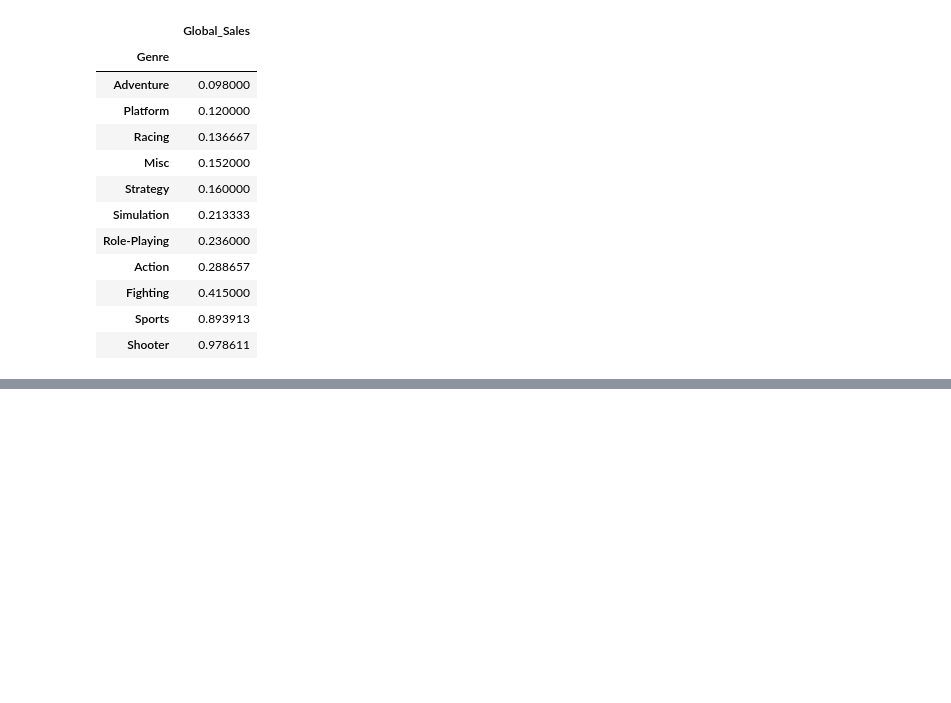
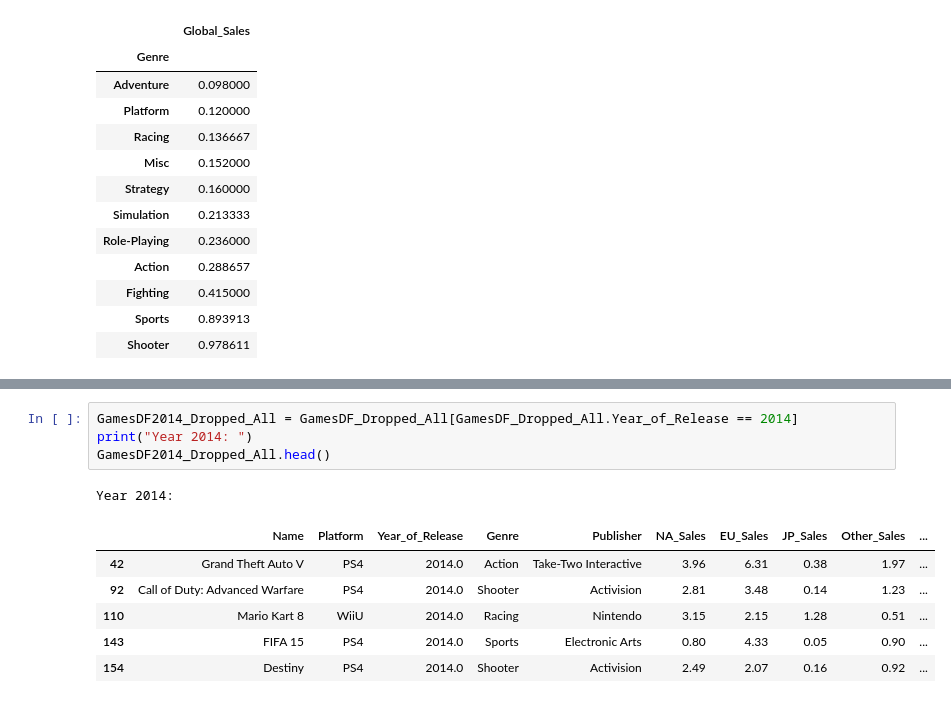
Before and after one commit to mcgvgc2514/Video-Game-Sale-Analysis, a Jupyter notebook: Data Cleaning/Final Analysis.ipynb, the cells around one changed output, grey strips where cells are left out. Saved outputs shown, nothing was run; the diff lists cells and outputs as text; blank space fills up the shorter version.

```diff
--- a/Data Cleaning/Final Analysis.ipynb
+++ b/Data Cleaning/Final Analysis.ipynb
@@ -371,0 +373,12 @@ Genre2016_Sales.groupby("Genre").mean().sort_values("Global_Sales")
+# %%
+GamesDF2014_Dropped_All = GamesDF_Dropped_All[GamesDF_Dropped_All.Year_of_Release == 2014]
+print("Year 2014: ")
+GamesDF2014_Dropped_All.head()
+# %% [output]
+Year 2014:
+|  | Name | Platform | Year_of_Release | Genre | Publisher | NA_Sales | EU_Sales | JP_Sales | Other_Sales | ... |
+| 42 | Grand Theft Auto V | PS4 | 2014.0 | Action | Take-Two Interactive | 3.96 | 6.31 | 0.38 | 1.97 | ... |
+| 92 | Call of Duty: Advanced Warfare | PS4 | 2014.0 | Shooter | Activision | 2.81 | 3.48 | 0.14 | 1.23 | ... |
+| 110 | Mario Kart 8 | WiiU | 2014.0 | Racing | Nintendo | 3.15 | 2.15 | 1.28 | 0.51 | ... |
+| 143 | FIFA 15 | PS4 | 2014.0 | Sports | Electronic Arts | 0.80 | 4.33 | 0.05 | 0.90 | ... |
+| 154 | Destiny | PS4 | 2014.0 | Shooter | Activision | 2.49 | 2.07 | 0.16 | 0.92 | ... |
```
Also changed, not shown: parts of 25 cells of this notebook.
